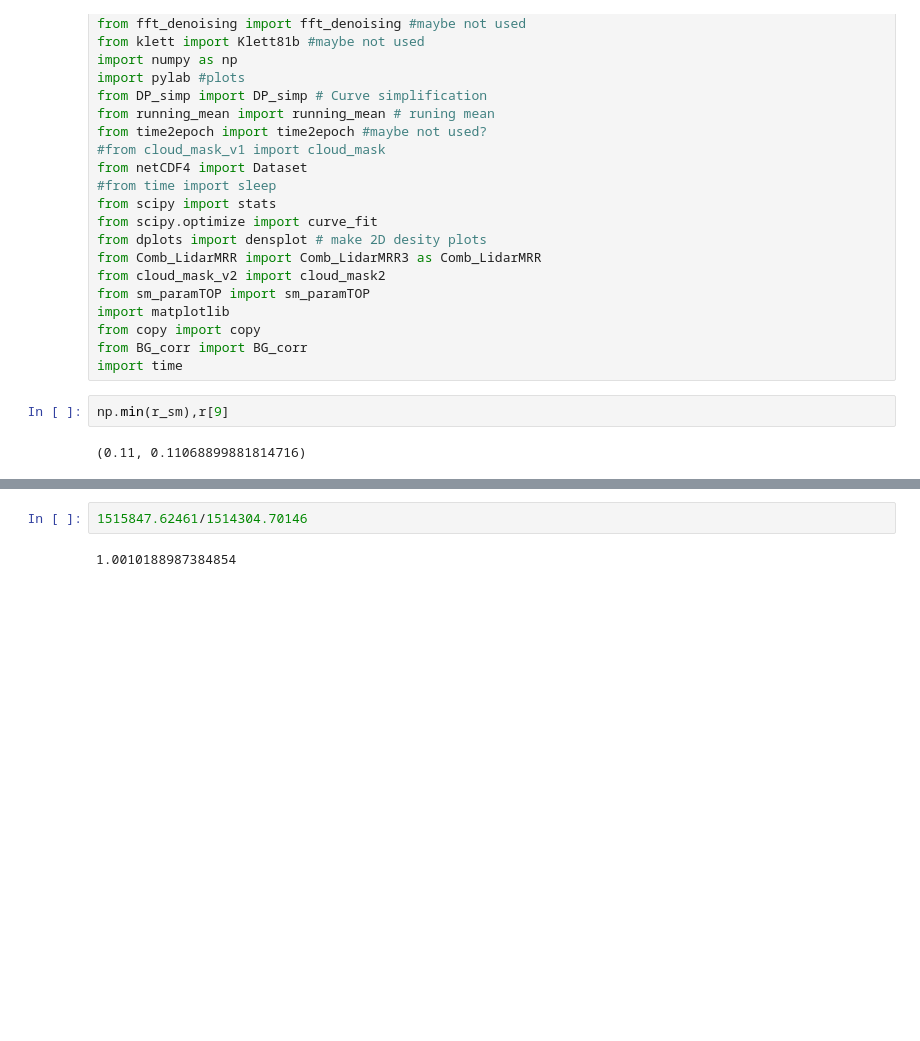
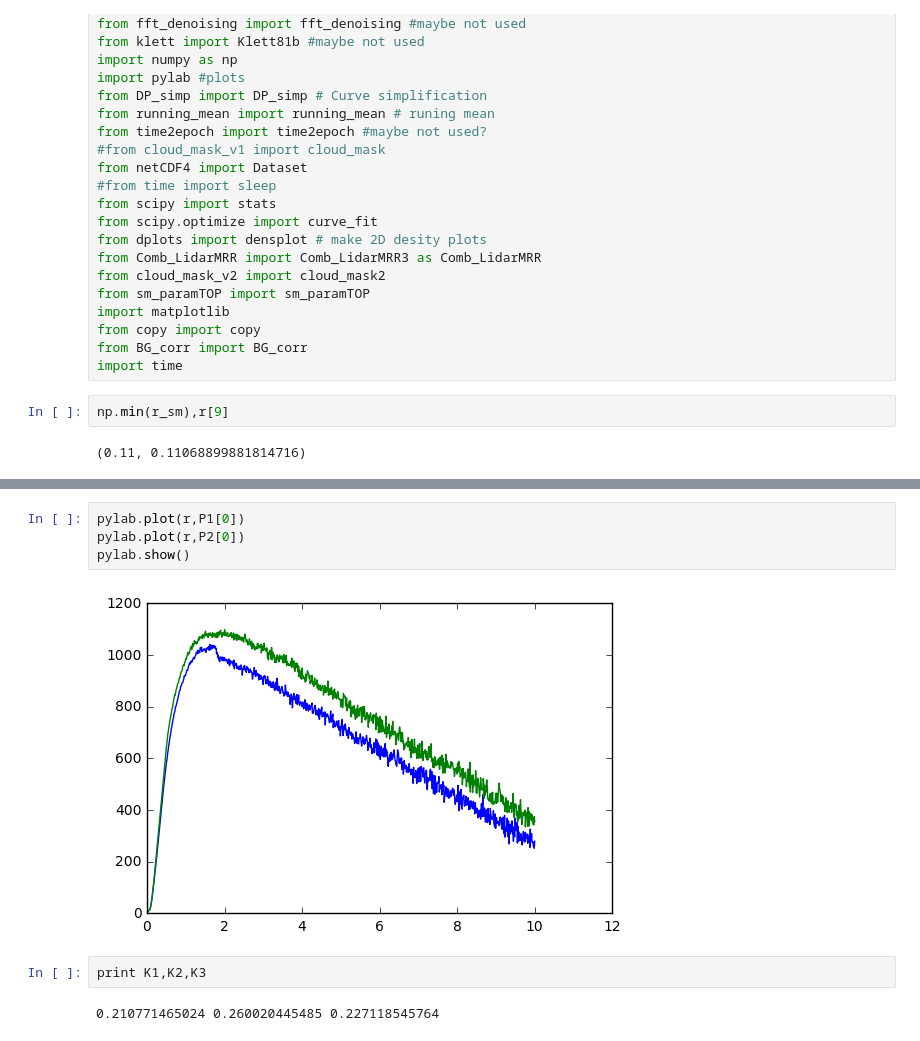
Before and after one commit to cduranalarcon/Lidar_DDU, a Jupyter notebook: Notebooks/System_calibration.ipynb, the cells around one changed output, grey strips where cells are left out. Drawn from its saved outputs; the diff is of its cells as text; blank space fills up the shorter version.

```diff
--- a/Notebooks/System_calibration.ipynb
+++ b/Notebooks/System_calibration.ipynb
@@ -106,4 +120,10 @@ Cpar =  41974.6973289 /std =  6517.44090938 Cper =  48700.0724658 /std =  331803
-# %%
-1515847.62461/1514304.70146
-# %% [output]
-1.0010188987384854
+# %%
+pylab.plot(r,P1[0])
+pylab.plot(r,P2[0])
+pylab.show()
+# %% [output]
+[figure, added]
+# %%
+print K1,K2,K3
+# %% [output]
+0.210771465024 0.260020445485 0.227118545764
```
Also changed, not shown: parts of 3 cells of this notebook.
